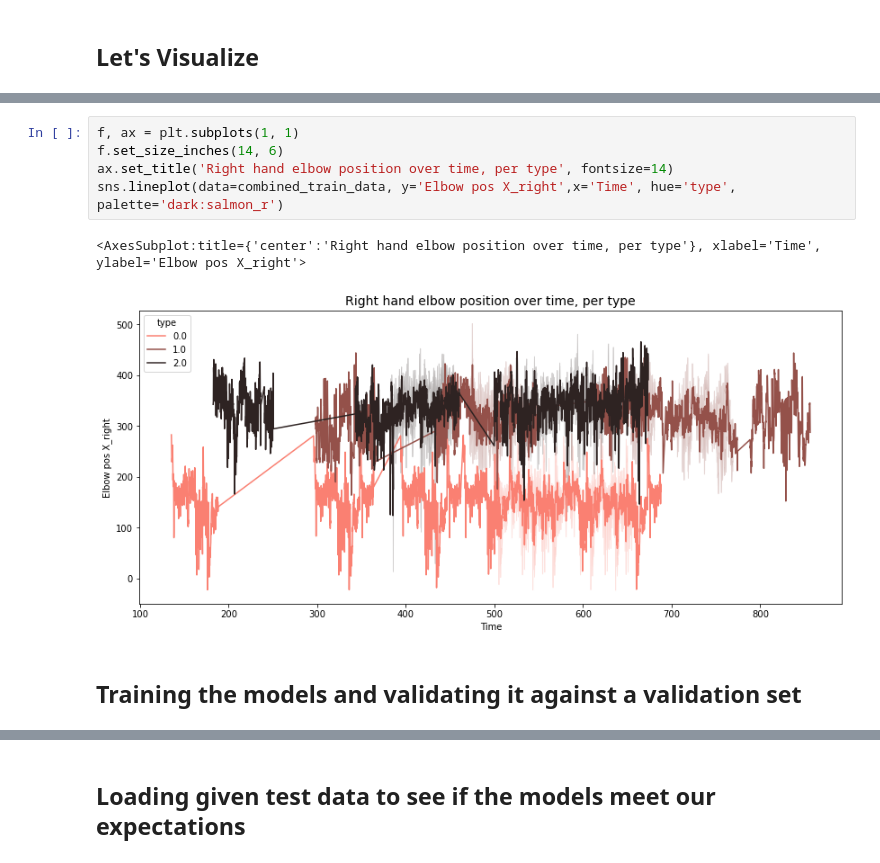
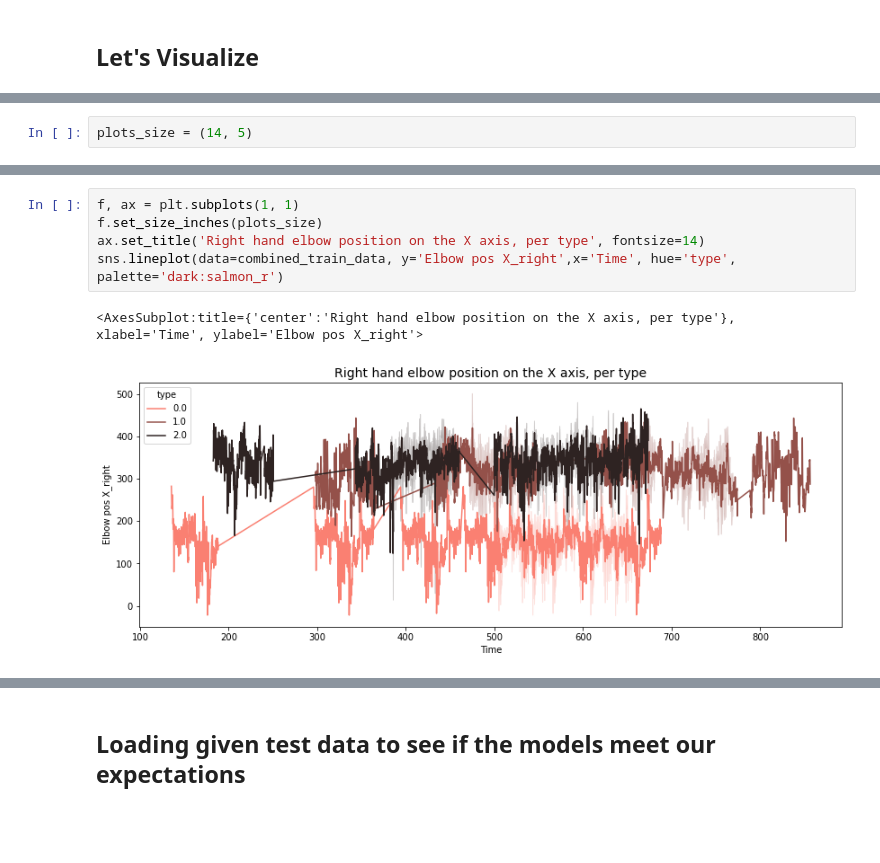
Before and after one commit to EitanKats/data-science-sem-b, a Jupyter notebook: HandsSync.ipynb, the cells around one changed output, grey strips where cells are left out. Saved outputs shown, nothing was run; the diff lists cells and outputs as text; blank space fills up the shorter version.

```diff
--- a/HandsSync.ipynb
+++ b/HandsSync.ipynb
@@ -308,5 +308,7 @@ Wrist Pos Z_right      -0.340973
 Yaw_right              -0.535957
 Elbow Pos Z_right      -0.671726
 Name: type, dtype: float64
+# %%
+plots_size = (14, 5)
 # %%
 fig, ax = plt.subplots()
@@ -327,10 +329,8 @@ sns.lineplot(data=combined_train_data, y='Wrist Pos X_right',x='Time', hue='type
 # %%
 f, ax = plt.subplots(1, 1)
-f.set_size_inches(14, 6)
-ax.set_title('Right hand elbow position over time, per type', fontsize=14)
+f.set_size_inches(plots_size)
+ax.set_title('Right hand elbow position on the X axis, per type', fontsize=14)
 sns.lineplot(data=combined_train_data, y='Elbow pos X_right',x='Time', hue='type', palette='dark:salmon_r')
 # %% [output]
-<AxesSubplot:title={'center':'Right hand elbow position over time, per type'}, xlabel='Time', ylabel='Elbow pos X_right'>
+<AxesSubplot:title={'center':'Right hand elbow position on the X axis, per type'}, xlabel='Time', ylabel='Elbow pos X_right'>
-[figure, old version]
+[figure, new version]
-# %% [markdown]
-## Training the models and validating it against a validation set
```
Also changed, not shown: parts of 14 cells of this notebook.
